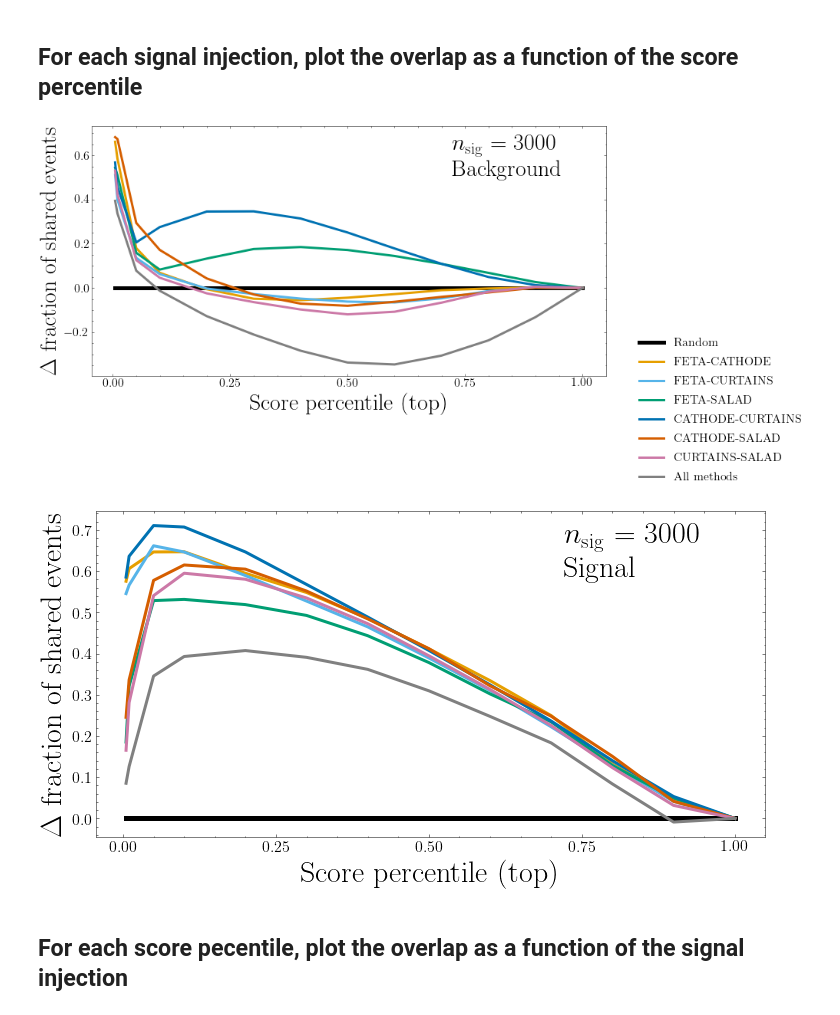
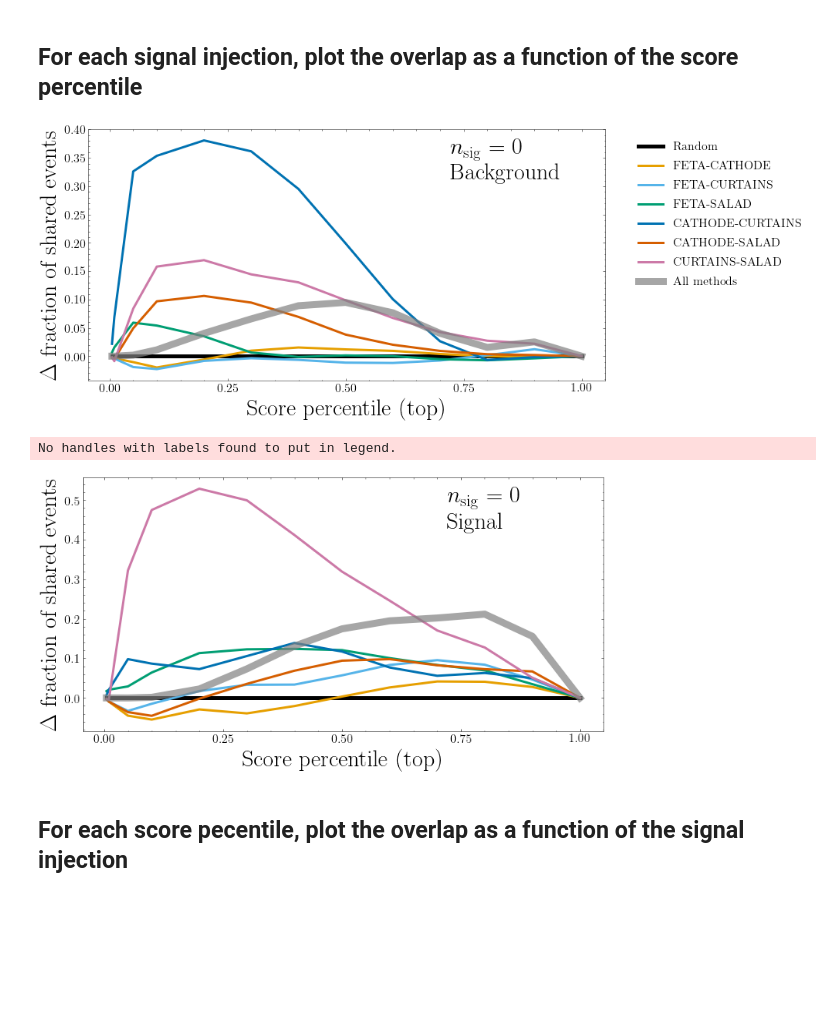
Before and after one commit to rmastand/synthetic_SM_AD, a Jupyter notebook: get_frac_shared_events.ipynb, the cells around one changed output. Cells and saved outputs as stored; diff of their text form; code cells hidden in the pictures; blank space fills up the shorter version.

```diff
--- a/get_frac_shared_events.ipynb
+++ b/get_frac_shared_events.ipynb
@@ -58,6 +58,8 @@ def get_highest_percentile(scores, num_ids_to_take):
 # %%
 random_1 = np.random.uniform(size = (concatenated_results_bkg["feta"].shape[0]))
 random_2 = np.random.uniform(size = (concatenated_results_bkg["feta"].shape[0]))
+random_3 = np.random.uniform(size = (concatenated_results_bkg["feta"].shape[0]))
+random_4 = np.random.uniform(size = (concatenated_results_bkg["feta"].shape[0]))
 
 all_overlap_bkg = {nn:[] for nn in num_signals_to_inject}
 all_overlap_sig = {nn:[] for nn in num_signals_to_inject}
@@ -72,6 +74,7 @@ for i, id_1 in enumerate(synth_ids):
         pairs_overlap_sig[pair_id] = {nn:[] for nn in num_signals_to_inject}
 
 random_overlap = []
+random_overlap_4 = []
 
 percentiles = [0.005, 0.01, 0.05, 0.1, 0.2, 0.3, 0.4, 0.5, 0.6, 0.7, 0.8, 0.9, 1]
 
@@ -85,9 +88,14 @@ for p in percentiles:
 
     random_1_ids = get_highest_percentile(random_1.flatten(), num_ids_to_take_rand)
     random_2_ids = get_highest_percentile(random_2.flatten(), num_ids_to_take_rand)
+    random_3_ids = get_highest_percentile(random_3.flatten(), num_ids_to_take_rand)
+    random_4_ids = get_highest_percentile(random_4.flatten(), num_ids_to_take_rand)
 
     random_ov = list(set(random_1_ids) & set(random_2_ids))
     random_overlap.append(float(len(random_ov))/num_ids_to_take_rand)
+
+    random_ov_4 = list(set(random_1_ids) & set(random_2_ids) & set(random_3_ids) & set(random_4_ids))
+    random_overlap_4.append(float(len(random_ov_4))/num_ids_to_take_rand)
 
     for nn in num_signals_to_inject:
 
@@ -164,6 +156,7 @@ pickle.dump( pairs_overlap_sig, open( "pairs_overlap_sig.p", "wb" ) )
 all_overlap_bkg = pickle.load( open( "all_overlap_bkg.p", "rb" ) )
 all_overlap_sig = pickle.load(  open( "all_overlap_sig.p", "rb" ) )
 random_overlap = np.array(pickle.load(  open( "random_overlap.p", "rb" ) ))
+random_overlap_4 = np.array(pickle.load(  open( "random_overlap_4.p", "rb" ) ))
 
 
 pairs_overlap_bkg = pickle.load(  open( "pairs_overlap_bkg.p", "rb" ) )
@@ -184,7 +177,7 @@ plot_residuals = True
 
 l = 3
 
-num_to_plot = 3000
+num_to_plot = 0
 
 
 """
@@ -209,10 +202,11 @@ for i, id_1 in enumerate(synth_ids):
             ax.plot(percentiles, pairs_overlap_bkg[pair_id][num_to_plot], label = f"{plot_label}", linewidth = l, color = colors[k])
         k += 1
 if plot_residuals:
-    ax.plot(percentiles, all_overlap_bkg[num_to_plot]-random_overlap, label = "All methods", linewidth = l, color = "grey")
+    ax.plot(percentiles, all_overlap_bkg[num_to_plot]-random_overlap_4, label = "All methods", linewidth = l*3, color = "grey", alpha = 0.7)
 else:
-    ax.plot(percentiles, all_overlap_bkg[num_to_plot], label = "All methods", linewidth = l, color = "grey")
-ax.legend(fontsize = small_font, bbox_to_anchor=(1.4, .2))
+    ax.plot(percentiles, all_overlap_bkg[num_to_plot], label = "All methods", linewidth = l*3, color = "grey", alpha = 0.7
+           )
+ax.legend(fontsize = small_font, bbox_to_anchor=(1.4, 1))
 ax.set_xlabel("Score percentile (top)", fontsize = fontsize)
 ax.set_xticks(ticks=[0, 0.25, 0.5, .75, 1])
 ax.tick_params(axis='both', which='major', labelsize=small_font)
@@ -231,41 +225,43 @@ SIGNAL
 
 
 fig = plt.figure(figsize = (12, 6))
 ax = plt.gca()
 if plot_residuals:
-    ax.plot(percentiles, random_overlap-random_overlap, label = "Random", linewidth = l+2, color = "black")
+    ax.plot(percentiles, random_overlap-random_overlap, label = '_nolegend_', linewidth = l+2, color = "black")
 else:
-    ax.plot(percentiles, random_overlap, label = "Random", linewidth = l+2, color = "black")
+    ax.plot(percentiles, random_overlap, label = '_nolegend_', linewidth = l+2, color = "black")
 k = 0
 for i, id_1 in enumerate(synth_ids):
     for j, id_2 in enumerate(synth_ids[i+1:]):
         pair_id = id_1 + "_" + id_2
         plot_label = id_1.upper() + "-" + id_2.upper()
         if plot_residuals:
-            ax.plot(percentiles, pairs_overlap_sig[pair_id][num_to_plot]-random_overlap, label = f"{plot_label}", linewidth = l, color = colors[k])
+            ax.plot(percentiles, pairs_overlap_sig[pair_id][num_to_plot]-random_overlap, label = '_nolegend_', linewidth = l, color = colors[k])
         else:
-            ax.plot(percentiles, pairs_overlap_sig[pair_id][num_to_plot], label = f"{plot_label}", linewidth = l, color = colors[k])
+            ax.plot(percentiles, pairs_overlap_sig[pair_id][num_to_plot], label = '_nolegend_', linewidth = l, color = colors[k])
         k += 1
 if plot_residuals:
-    ax.plot(percentiles, all_overlap_sig[num_to_plot]-random_overlap, label = "All methods", linewidth = l, color = "grey")
+    ax.plot(percentiles, all_overlap_sig[num_to_plot]-random_overlap_4, label = '_nolegend_', linewidth = l*3, color = "grey", alpha = 0.7)
 else:
-    ax.plot(percentiles, all_overlap_sig[num_to_plot], label = "All methods", linewidth = l, color = "grey")
+    ax.plot(percentiles, all_overlap_sig[num_to_plot], label = '_nolegend_', linewidth = l*3, color = "grey", alpha = 0.7)
+ax.legend(fontsize = small_font, bbox_to_anchor=(1.4, 1))
 ax.set_xlabel("Score percentile (top)", fontsize = fontsize)
 ax.set_xticks(ticks=[0, 0.25, 0.5, .75, 1])
 ax.tick_params(axis='both', which='major', labelsize=small_font)
 ax.text(.7, 0.8, f"$n_\\mathrm{{sig}}$ = {num_to_plot}\nSignal", fontsize = fontsize, transform = ax.transAxes)
 if plot_residuals:
     ax.set_ylabel("$\Delta$ fraction of shared events", fontsize = fontsize)
 else:
     ax.set_ylabel("Fraction of shared events", fontsize = fontsize)
 
 
 plt.show()
 
 fig.savefig(f"plots/unification_sig_{num_to_plot}.pdf", dpi = dpi)
 # %% [output]
-[figure, old version]
+[figure, new version]
+No handles with labels found to put in legend.
-[figure, old version]
+[figure, new version]
 # %% [markdown]
 ## For each score pecentile, plot the overlap as a function of the signal injection
 # %%
```
Also changed, not shown: parts of 4 cells of this notebook, 3 other files.
